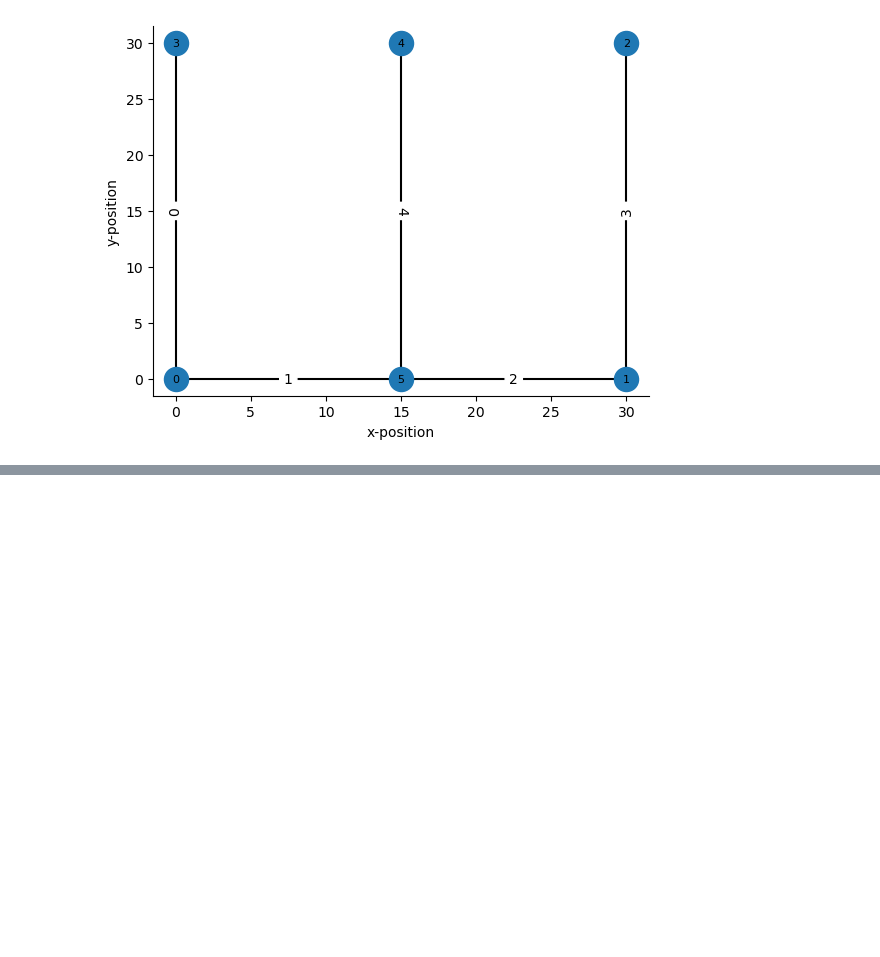
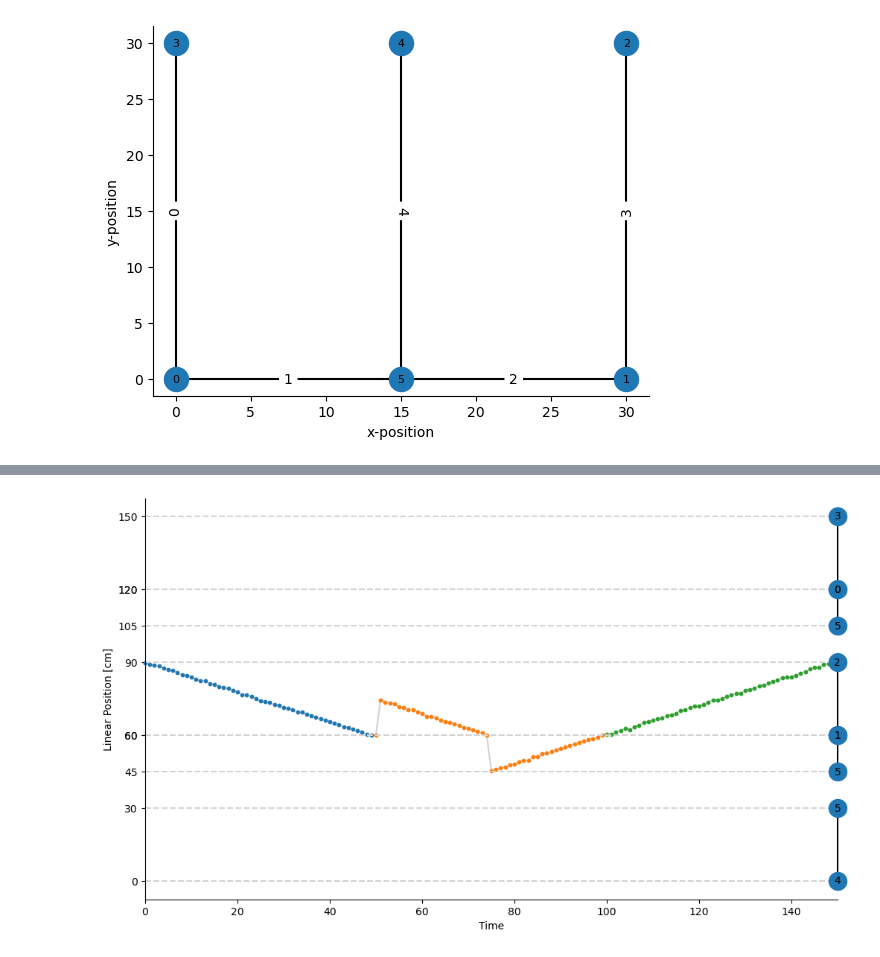
Before and after one commit to LorenFrankLab/track_linearization, a Jupyter notebook: notebooks/test_linearization.ipynb, the cells around one changed output, grey strips where cells are left out. Cells and saved outputs as stored; diff of their text form; code cells hidden in the pictures; blank space fills up the shorter version.

```diff
--- a/notebooks/test_linearization.ipynb
+++ b/notebooks/test_linearization.ipynb
@@ -596,0 +625,84 @@ plt.scatter(position[100:, 0], position[100:, 1], s=10, zorder=11)
+# %%
+edge_map = {0: 0, 1: 0, 2: 2, 3: 0, 4: 1}
+# %%
+position_df = get_linearized_position(
+    position=position,
+    track_graph=track_graph,
+    edge_spacing=edge_spacing,
+    edge_order=edge_order,
+    edge_map=edge_map,
+)
+
+fig, ax = plt.subplots(figsize=(12, 7))
+ax.scatter(
+    position_df.index[:50],
+    position_df.linear_position[:50],
+    s=10,
+    zorder=2,
+    clip_on=False,
+)
+ax.scatter(
+    position_df.index[50:100],
+    position_df.linear_position[50:100],
+    s=10,
+    zorder=2,
+    clip_on=False,
+)
+ax.scatter(
+    position_df.index[100:],
+    position_df.linear_position[100:],
+    s=10,
+    zorder=2,
+    clip_on=False,
+)
+ax.plot(
+    position_df.index,
+    position_df.linear_position,
+    color="lightgrey",
+    zorder=1,
+    clip_on=False,
+)
+ax.spines["top"].set_visible(False)
+ax.spines["right"].set_visible(False)
+ax.set_xlim((0, position_df.shape[0]))
+ax.set_ylabel("Position")
+ax.set_xlabel("Time")
+plot_graph_as_1D(
+    track_graph,
+    edge_order=edge_order,
+    edge_spacing=edge_spacing,
+    ax=ax,
+    axis="y",
+    other_axis_start=position_df.index.max() + 1,
+)
+
+start_node_linear_position = 0.0
+ticks = []
+
+for ind, edge in enumerate(edge_order):
+    end_node_linear_position = (
+        start_node_linear_position + track_graph.edges[edge]["distance"]
+    )
+    ax.axhline(start_node_linear_position, color="lightgrey", linestyle="--")
+    ax.axhline(end_node_linear_position, color="lightgrey", linestyle="--")
+    ticks.append(start_node_linear_position)
+    ticks.append(end_node_linear_position)
+    try:
+        start_node_linear_position += (
+            track_graph.edges[edge]["distance"] + edge_spacing[ind]
+        )
+    except IndexError:
+        pass
+ax.set_yticks(ticks)
+
+fig, ax = plt.subplots()
+plot_track_graph(track_graph, ax=ax, draw_edge_labels=True)
+ax.tick_params(left=True, bottom=True, labelleft=True, labelbottom=True)
+ax.set_xlabel("x-position")
+ax.set_ylabel("y-position")
+ax.spines["top"].set_visible(False)
+ax.spines["right"].set_visible(False)
+plt.scatter(position[:50, 0], position[:50, 1], s=10, zorder=11)
+plt.scatter(position[50:100, 0], position[50:100, 1], s=10, zorder=11)
+plt.scatter(position[100:, 0], position[100:, 1], s=10, zorder=11)
+# %% [output]
@@ -596,0 +710 @@ plt.scatter(position[100:, 0], position[100:, 1], s=10, zorder=11)
+[figure, added]
```
Also changed, not shown: parts of 20 cells of this notebook.
